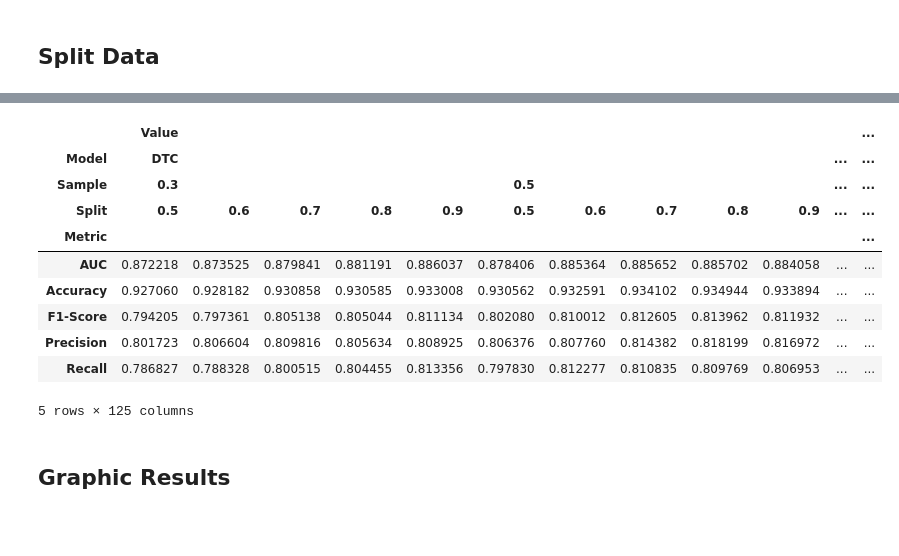
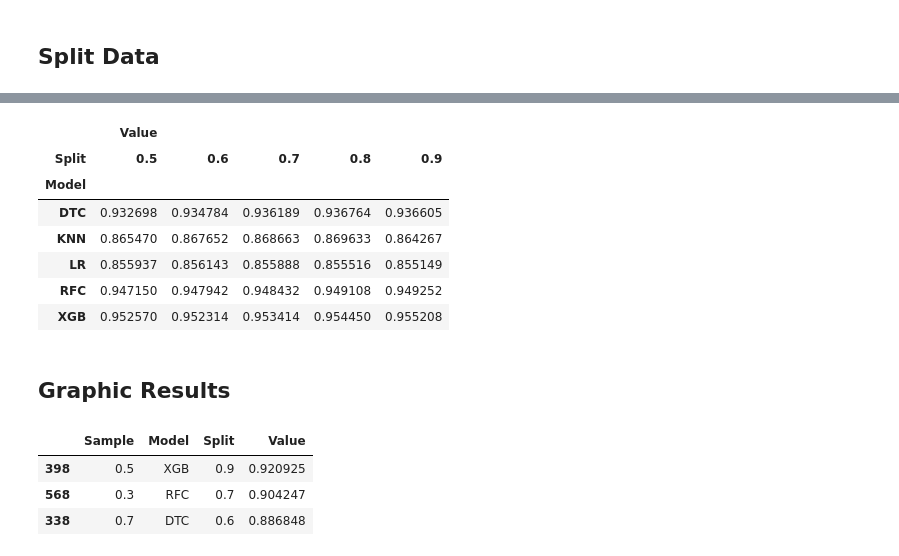
Before and after one commit to Ly-Ax/TFMasterIA, a Jupyter notebook: notebooks/classifier/split_data_sampling.ipynb, the cells around one changed output, grey strips where cells are left out. Drawn from its saved outputs; the diff is of its cells as text; code cells hidden in the pictures; blank space fills up the shorter version.

Commit message:
update split data

```diff
--- a/notebooks/classifier/split_data_sampling.ipynb
+++ b/notebooks/classifier/split_data_sampling.ipynb
@@ -22,7 +23,7 @@ from sklearn.model_selection import cross_val_predict
 # %%
 data_clean = "data_clean.csv"
 data_results = "data_results.csv"
-sampling = [1, 0.9, 0.7, 0.5, 0.3]
+sampling = [1, 0.9, 0.7, 0.5, 0.3, 0.1]
 splits = [0.9, 0.8, 0.7, 0.6, 0.5]
 rand_split = 44
 
@@ -170,19 +170,29 @@ results
 # %%
-results.pivot_table(columns=["Model", "Sample", "Split"],
-                    index=["Metric"],
+df_data = results[["Model","Split","Value"]]\
+                 [(results["Sample"] == 0.7) &
+                  (results["Metric"] == "Accuracy")]
+
+df_data.pivot_table(columns=["Split"],
+                    index=["Model"],
                     values=["Value"],
-                    aggfunc="mean") #.reset_index()
+                    aggfunc="mean")#.reset_index()
 # %% [output]
-|  | Value |  |  |  |  |  |  |  |  |  |  | ... |
-| Model | DTC |  |  |  |  |  |  |  |  |  | ... | ... |
-| Sample | 0.3 |  |  |  |  | 0.5 |  |  |  |  | ... | ... |
-| Split | 0.5 | 0.6 | 0.7 | 0.8 | 0.9 | 0.5 | 0.6 | 0.7 | 0.8 | 0.9 | ... | ... |
-| Metric |  |  |  |  |  |  |  |  |  |  |  | ... |
-| AUC | 0.872218 | 0.873525 | 0.879841 | 0.881191 | 0.886037 | 0.878406 | 0.885364 | 0.885652 | 0.885702 | 0.884058 | ... | ... |
-| Accuracy | 0.927060 | 0.928182 | 0.930858 | 0.930585 | 0.933008 | 0.930562 | 0.932591 | 0.934102 | 0.934944 | 0.933894 | ... | ... |
-| F1-Score | 0.794205 | 0.797361 | 0.805138 | 0.805044 | 0.811134 | 0.802080 | 0.810012 | 0.812605 | 0.813962 | 0.811932 | ... | ... |
-| Precision | 0.801723 | 0.806604 | 0.809816 | 0.805634 | 0.808925 | 0.806376 | 0.807760 | 0.814382 | 0.818199 | 0.816972 | ... | ... |
-| Recall | 0.786827 | 0.788328 | 0.800515 | 0.804455 | 0.813356 | 0.797830 | 0.812277 | 0.810835 | 0.809769 | 0.806953 | ... | ... |
+|  | Value |  |  |  |  |
+| Split | 0.5 | 0.6 | 0.7 | 0.8 | 0.9 |
+| Model |  |  |  |  |  |
+| DTC | 0.932698 | 0.934784 | 0.936189 | 0.936764 | 0.936605 |
+| KNN | 0.865470 | 0.867652 | 0.868663 | 0.869633 | 0.864267 |
+| LR | 0.855937 | 0.856143 | 0.855888 | 0.855516 | 0.855149 |
+| RFC | 0.947150 | 0.947942 | 0.948432 | 0.949108 | 0.949252 |
+| XGB | 0.952570 | 0.952314 | 0.953414 | 0.954450 | 0.955208 |
-5 rows × 125 columns
 # %% [markdown]
 ## Graphic Results
+# %%
+metric = "F1-Score"
+df_data = results[["Sample","Model","Split","Value"]][results["Metric"] == metric]
+df_data.sample(3)
+# %% [output]
+|  | Sample | Model | Split | Value |
+| 398 | 0.5 | XGB | 0.9 | 0.920925 |
+| 568 | 0.3 | RFC | 0.7 | 0.904247 |
+| 338 | 0.7 | DTC | 0.6 | 0.886848 |
```
Also changed, not shown: parts of 6 cells of this notebook, 3 other files.
